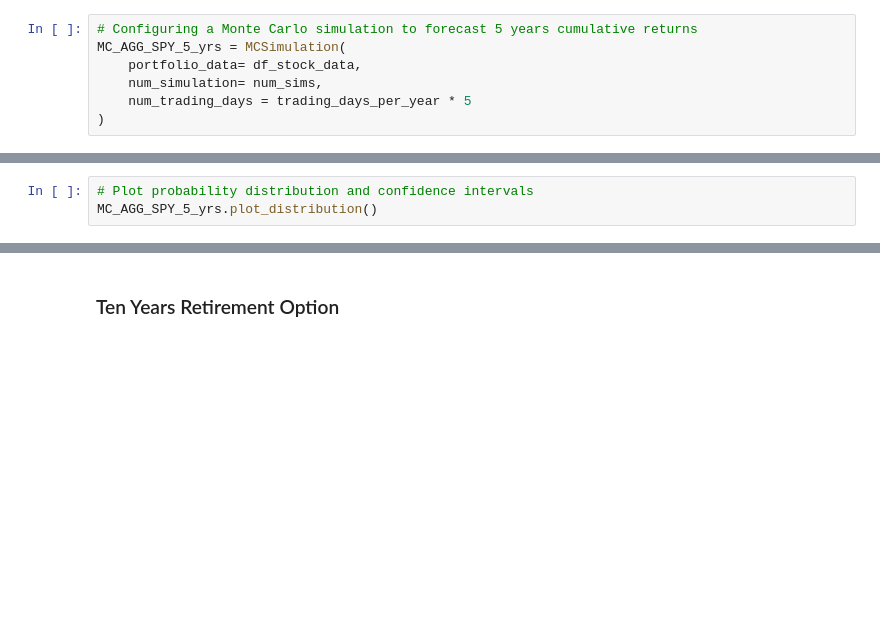
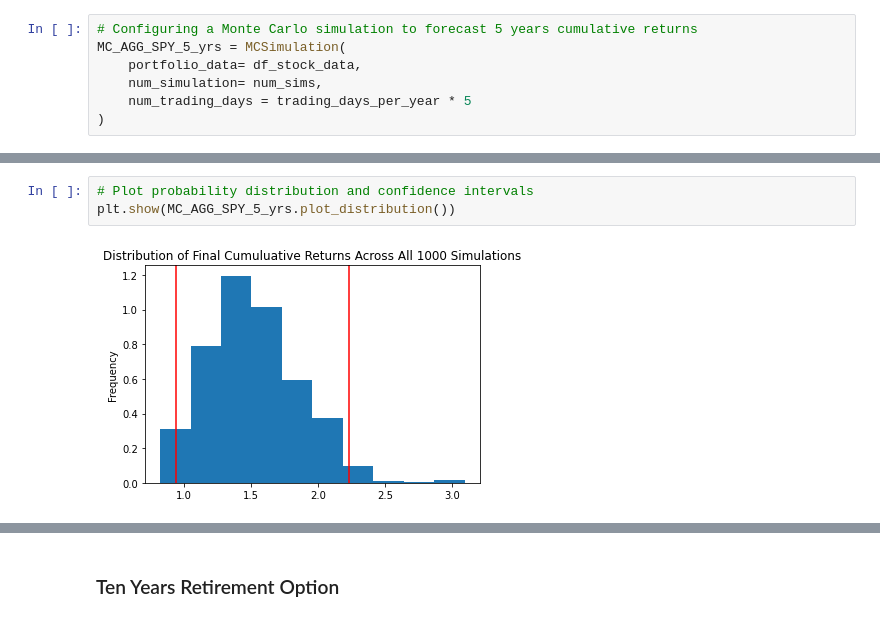
Before and after one commit to etholpalmer/Financial-Planning, a Jupyter notebook: financial-planner.ipynb, the cells around one changed output, grey strips where cells are left out. Saved outputs shown, nothing was run; the diff lists cells and outputs as text; blank space fills up the shorter version.

```diff
--- a/financial-planner.ipynb
+++ b/financial-planner.ipynb
@@ -417,6 +483,8 @@ MC_AGG_SPY_5_yrs.plot_simulation()
 # %%
 # Plot probability distribution and confidence intervals
-MC_AGG_SPY_5_yrs.plot_distribution()
+plt.show(MC_AGG_SPY_5_yrs.plot_distribution())
+# %% [output]
+[figure, added]
 # %%
 # Fetch summary statistics from the Monte Carlo simulation results
 statistics_summ_5_yrs = MC_AGG_SPY_5_yrs.summarize_cumulative_return()
```
Also changed, not shown: parts of 23 cells of this notebook.
